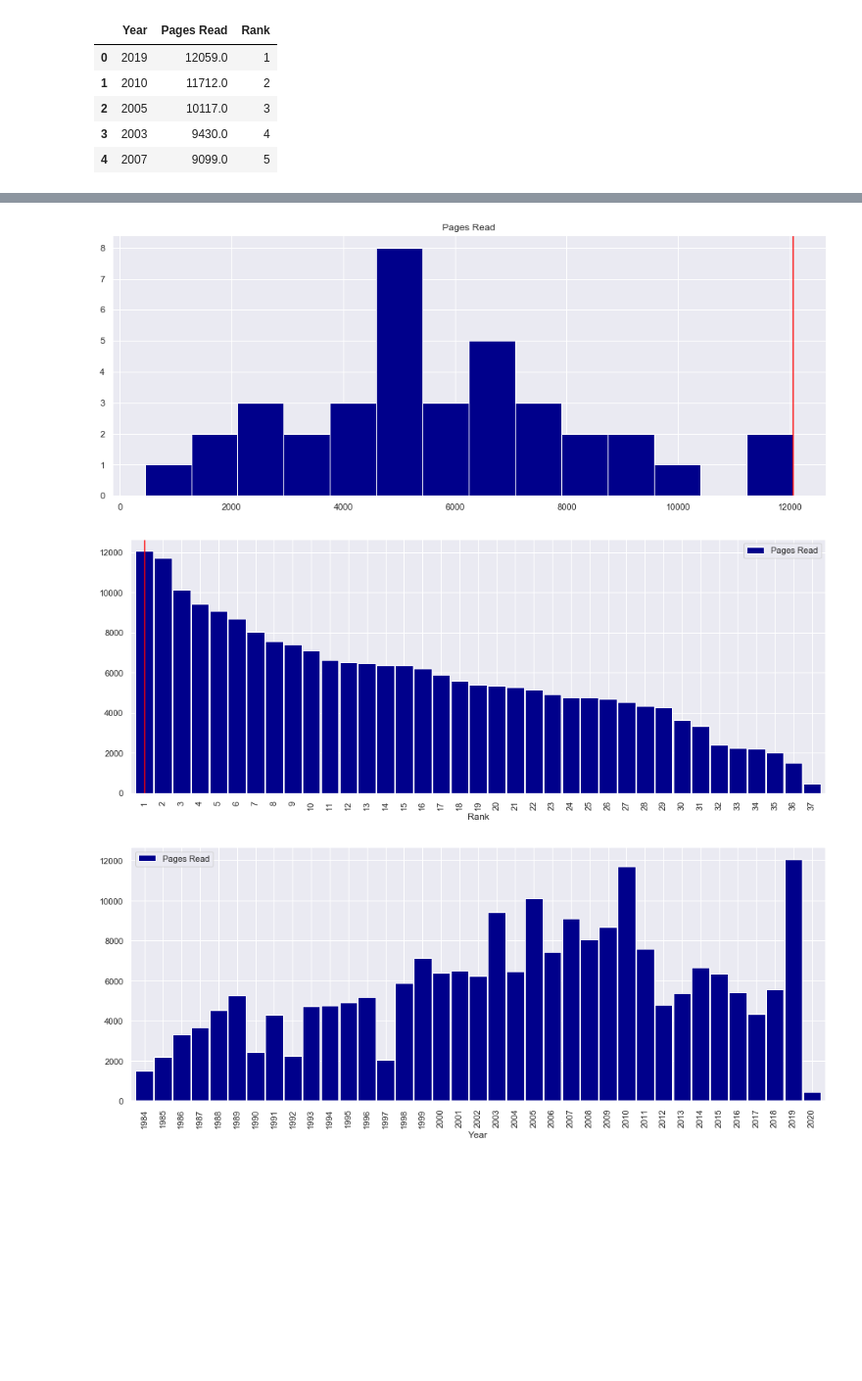
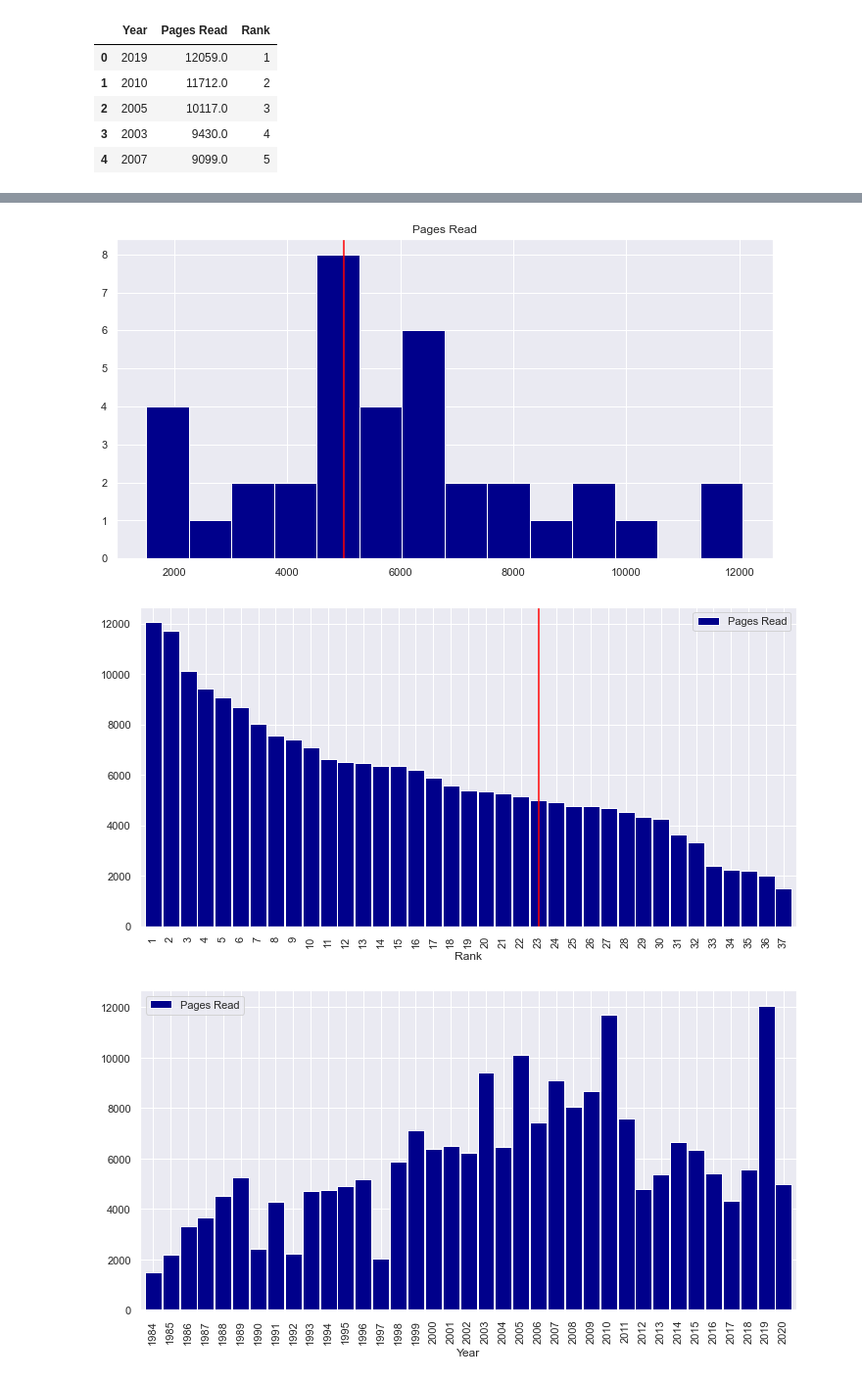
Before and after one commit to DrSkippy/php_books_database, a Jupyter notebook: tools/book_reports.ipynb, the cells around one changed output, grey strips where cells are left out. Shown: that part at 98% size. Saved outputs shown, nothing was run; the diff lists cells and outputs as text; code cells hidden in the pictures; blank space fills up the shorter version.

```diff
--- a/tools/book_reports.ipynb
+++ b/tools/book_reports.ipynb
@@ -70,14 +72,6 @@ print(now)
-# %%
-plot_size = [16,6]
-ax = df.hist("Pages Read", bins = 14, color = "darkblue", figsize=plot_size)
-plt.axvline(x=int(now["Pages Read"]), color="red")
-plt.show()
-df.plot.bar(x="Rank", y="Pages Read", width = .95, color = "darkblue", figsize=plot_size)
-plt.axvline(x=int(now["Rank"])-1, color="red")
-plt.show()
-df.sort_values("Year").plot.bar(x="Year", y="Pages Read", width = .95, color = "darkblue", figsize=plot_size)
-plt.show()
-# %% [output]
-[figure, removed]
-[figure, removed]
-[figure, removed]
+# %%
+yearly_comparisons(df, 2020)
+# %% [output]
+[figure, added]
+[figure, added]
+[figure, added]
```
Also changed, not shown: parts of 5 cells of this notebook, 4 other files.
